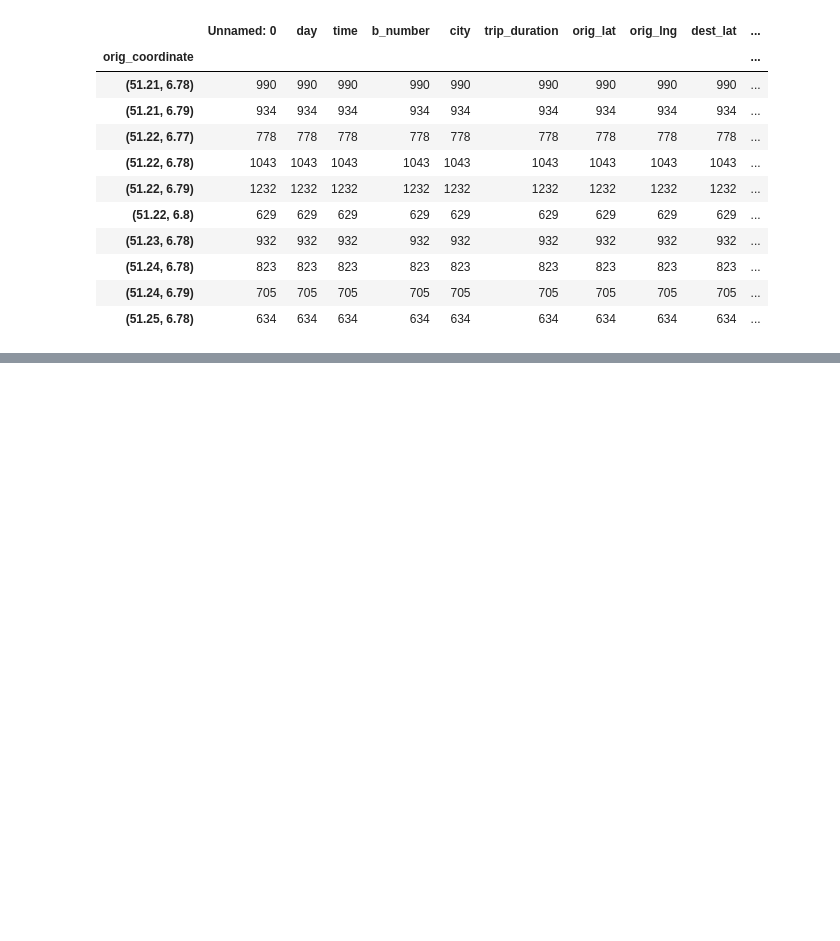
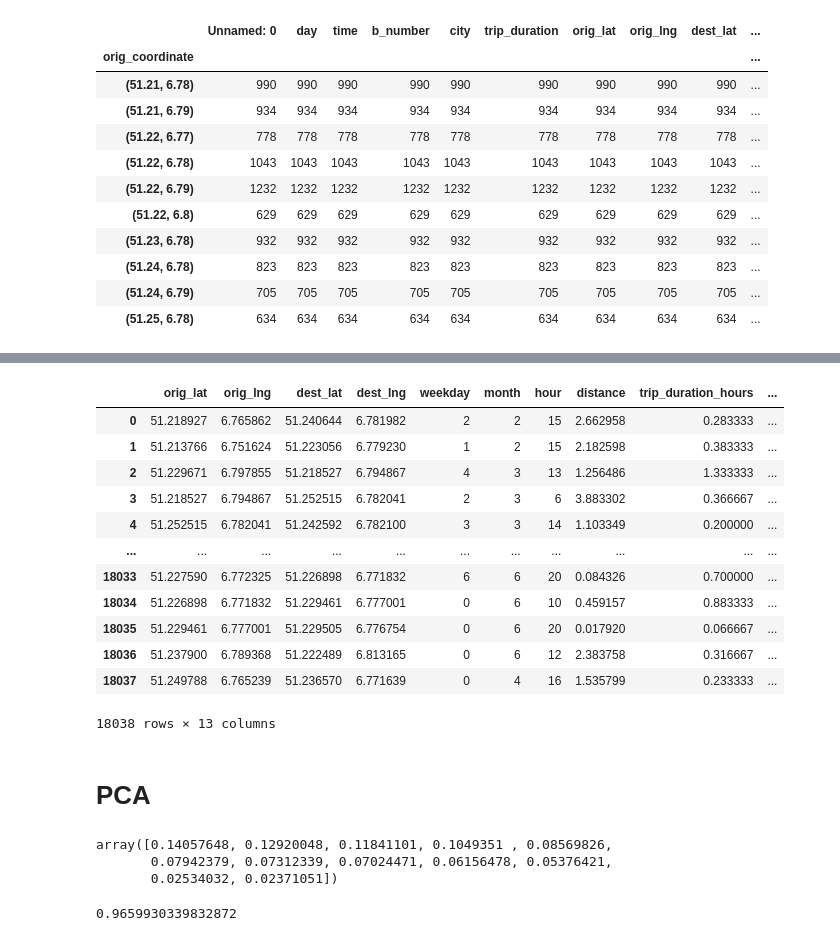
Before and after one commit to Polifka/eagle_gang, a Jupyter notebook: Experimental Notebook.ipynb, the cells around one changed output, grey strips where cells are left out. Cells and saved outputs as stored; diff of their text form; code cells hidden in the pictures; blank space fills up the shorter version.

```diff
--- a/Experimental Notebook.ipynb
+++ b/Experimental Notebook.ipynb
@@ -338,0 +379,18 @@ dtype: int64
+# %%
+Test2
+# %% [output]
+|  | orig_lat | orig_lng | dest_lat | dest_lng | weekday | month | hour | distance | trip_duration_hours | ... |
+| 0 | 51.218927 | 6.765862 | 51.240644 | 6.781982 | 2 | 2 | 15 | 2.662958 | 0.283333 | ... |
+| 1 | 51.213766 | 6.751624 | 51.223056 | 6.779230 | 1 | 2 | 15 | 2.182598 | 0.383333 | ... |
+| 2 | 51.229671 | 6.797855 | 51.218527 | 6.794867 | 4 | 3 | 13 | 1.256486 | 1.333333 | ... |
+| 3 | 51.218527 | 6.794867 | 51.252515 | 6.782041 | 2 | 3 | 6 | 3.883302 | 0.366667 | ... |
+| 4 | 51.252515 | 6.782041 | 51.242592 | 6.782100 | 3 | 3 | 14 | 1.103349 | 0.200000 | ... |
+| ... | ... | ... | ... | ... | ... | ... | ... | ... | ... | ... |
+| 18033 | 51.227590 | 6.772325 | 51.226898 | 6.771832 | 6 | 6 | 20 | 0.084326 | 0.700000 | ... |
+| 18034 | 51.226898 | 6.771832 | 51.229461 | 6.777001 | 0 | 6 | 10 | 0.459157 | 0.883333 | ... |
+| 18035 | 51.229461 | 6.777001 | 51.229505 | 6.776754 | 0 | 6 | 20 | 0.017920 | 0.066667 | ... |
+| 18036 | 51.237900 | 6.789368 | 51.222489 | 6.813165 | 0 | 6 | 12 | 2.383758 | 0.316667 | ... |
+| 18037 | 51.249788 | 6.765239 | 51.236570 | 6.771639 | 0 | 4 | 16 | 1.535799 | 0.233333 | ... |
+18038 rows × 13 columns
+# %% [markdown]
+# PCA
@@ -338,0 +406,10 @@ dtype: int64
+# %%
+pca.explained_variance_ratio_
+# %% [output]
+array([0.14057648, 0.12920048, 0.11841101, 0.1049351 , 0.08569826,
+       0.07942379, 0.07312339, 0.07024471, 0.06156478, 0.05376421,
+       0.02534032, 0.02371051])
+# %%
+sum(pca.explained_variance_ratio_)
+# %% [output]
+0.9659930339832872
```
Also changed, not shown: parts of 10 cells of this notebook, 1 other file.
